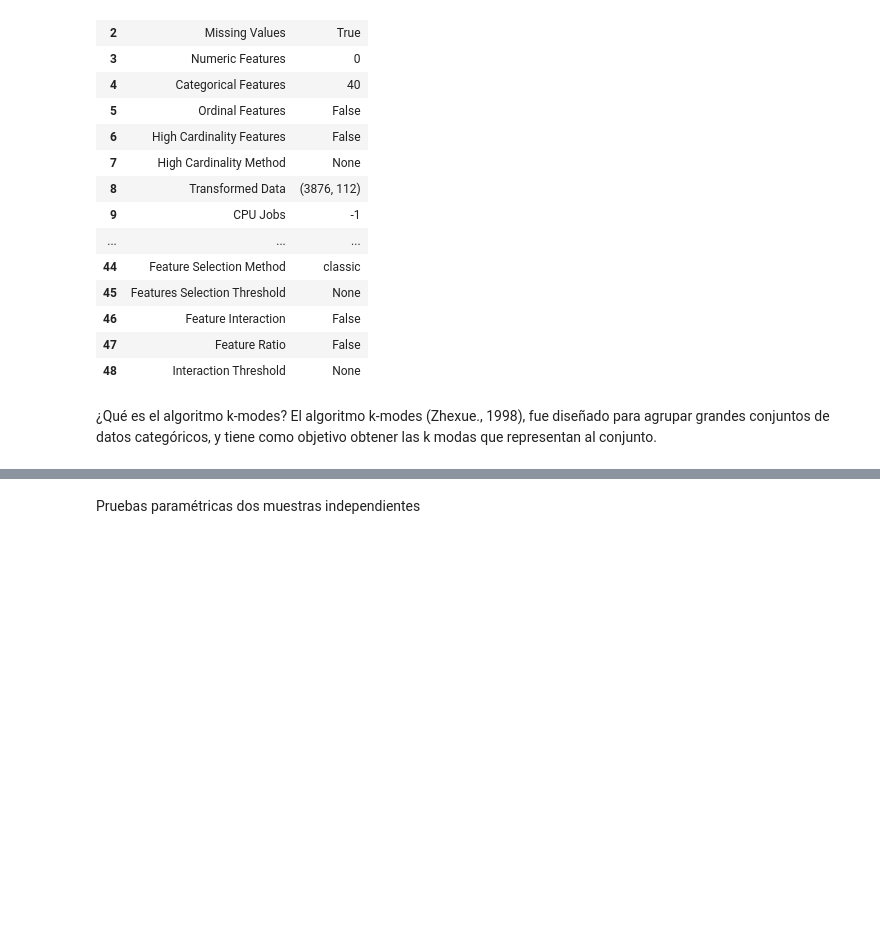
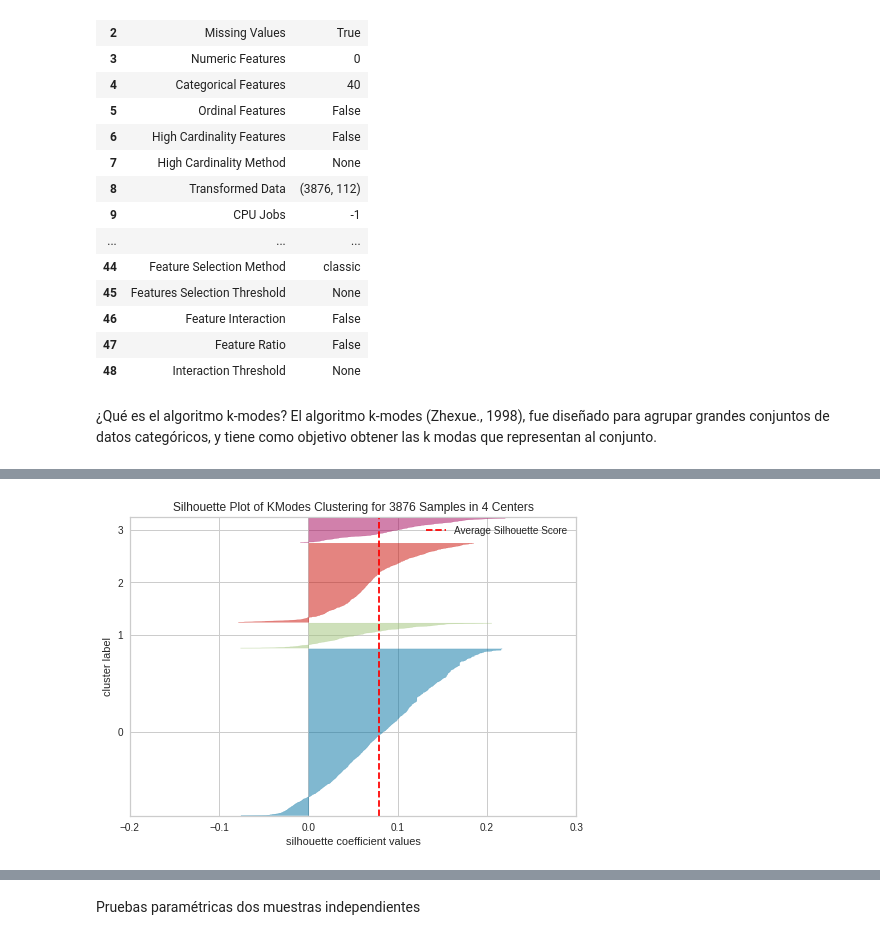
Before and after one commit to mleyvaz/agrupamiento, a Jupyter notebook: Copia_de_Metodología_de_la_Investigación.ipynb, the cells around one changed output, grey strips where cells are left out. Drawn from its saved outputs; the diff is of its cells as text; code cells hidden in the pictures; blank space fills up the shorter version.

```diff
--- a/Copia_de_Metodología_de_la_Investigación.ipynb
+++ b/Copia_de_Metodología_de_la_Investigación.ipynb
@@ -161,0 +171,4 @@ plot_model(kmodes)
+# %%
+plot_model(kmodes, plot = 'silhouette')
+# %% [output]
+[figure, added]
```
Also changed, not shown: parts of 47 cells of this notebook.
